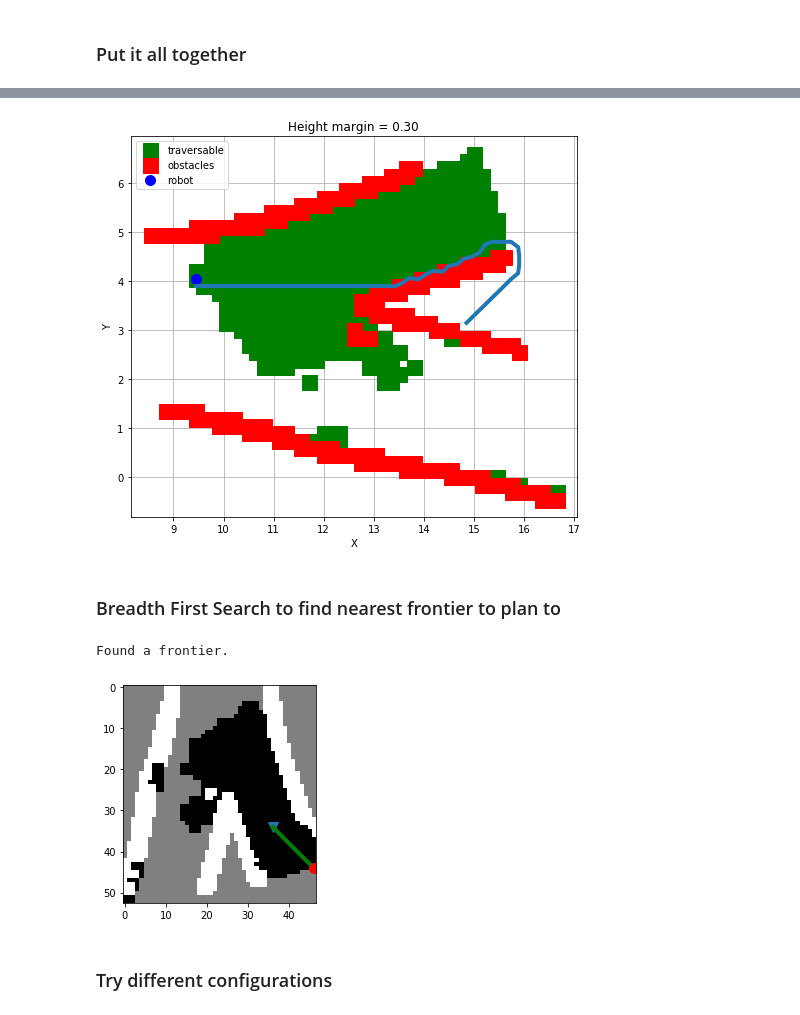
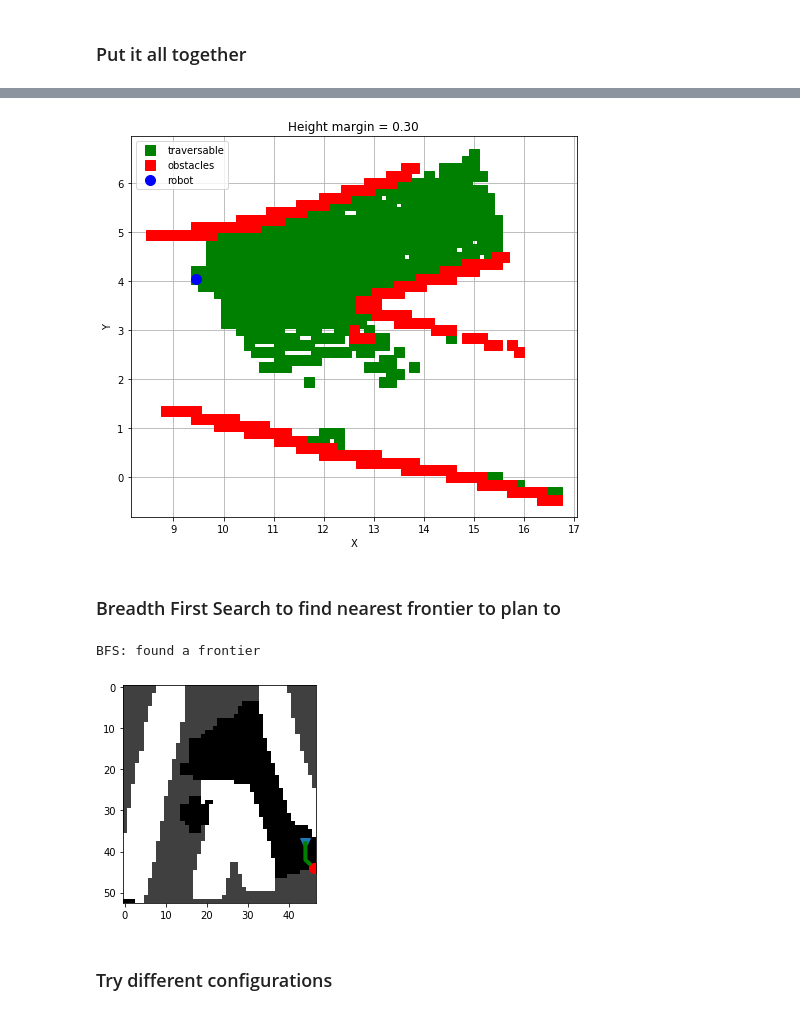
Before and after one commit to ctu-vras/trajectory_optimization, a Jupyter notebook: src/planning.ipynb, the cells around one changed output, grey strips where cells are left out. Drawn from its saved outputs; the diff is of its cells as text; code cells hidden in the pictures.

Commit message:
started bfs tunning

```diff
--- a/src/planning.ipynb
+++ b/src/planning.ipynb
@@ -22,7 +26,12 @@ Z_min: -0.057979509234428406 Z_max: 0.8241029977798462
 # %%
-# define traversable height margin
-margin = 0.3
-print(np.mean(rgb[Z<=margin]), np.mean(rgb[Z>margin]))
+# define main parameters here
+margin = 0.3 # traversable height margin
+safety_distance = 0.3 # to keep away from obstacles (for grid creation)
+map_res = 0.15 # map resolution
+unexplored_value = 0.25 # value of unknown cells in a constructed grid
+num_apf_iters = 100 # max num of iterations to plan an APF trajectory
+
+# print(np.mean(rgb[Z<=margin]), np.mean(rgb[Z>margin]))
 
 plt.figure(figsize=(int(np.max(X)-np.min(X)), int(np.max(Y)-np.min(Y))))
 plt.plot(X[Z<=margin], Y[Z<=margin], 's', color='green', label='traversable')
@@ -82,11 +54,10 @@ x_max = np.max(elev_map[:, 0])
 # minimum and maximum north coordinates
 y_min = np.min(elev_map[:, 1])
 y_max = np.max(elev_map[:, 1])
-map_res = 0.15
 
-grid, elev_grid = create_grid(elev_map, map_res, safety_distance=0.1)
+grid, elev_grid = create_grid(elev_map, map_res, margin, safety_distance, unexplored_value)
 robot_grid_pose = (robot_pose - [x_min, y_min, 0]) // map_res
 
 plt.imshow(grid, cmap='gray')
-plt.plot(robot_grid_pose[1], robot_grid_pose[0], 'v', markersize=10)
+plt.plot(robot_grid_pose[1], robot_grid_pose[0], 'v', markersize=10);
 # %% [output]
@@ -306,7 +113,7 @@ path_smoothed = smooth_path(path, vis=True)
 # %%
 import time
 tic = time.time()
-grid, elev_grid = create_grid(elev_map, map_res=0.15, safety_distance=0.1)
+grid, elev_grid = create_grid(elev_map, map_res, margin, safety_distance, unexplored_value)
 
 # define start on a grid
 robot_grid_pose = (robot_pose - [np.min(elev_map[:, 0]), np.min(elev_map[:, 1]), 0]) // map_res
@@ -320,9 +127,9 @@ while True:
 
 path_grid, _ = a_star(grid, heuristic, start_grid, goal_grid)
 # transform path to map coordintes (m)
-path = [(np.array(point)*0.15+[x_min, y_min]).tolist()+[elev_grid[point]] for point in path_grid]
+path = [(np.array(point)*map_res+[x_min, y_min]).tolist()+[elev_grid[point]] for point in path_grid]
 if len(path)>0:
-    #path = prune_path(path, 1e-6)
-    path = smooth_path(np.array(path), vis=0)
+    path = prune_path(path, 1e-6)
+#     path = smooth_path(np.array(path), vis=0)
 print('Path planning took {} sec'.format(time.time()-tic))
 # %% [output]
@@ -331,10 +140,10 @@ Path planning took 0.1253194808959961 sec
 # %%
 # visualize everithing
 plt.figure(figsize=(int(np.max(X)-np.min(X)), int(np.max(Y)-np.min(Y))))
-plt.plot(X[Z<=margin], Y[Z<=margin], 's', color='green', label='traversable', markersize=15)
-plt.plot(X[Z>margin], Y[Z>margin], 's', color='red', label='obstacles', markersize=15)
+plt.plot(X[Z<=margin], Y[Z<=margin], 's', color='green', label='traversable', markersize=10)
+plt.plot(X[Z>margin], Y[Z>margin], 's', color='red', label='obstacles', markersize=10)
 plt.plot(robot_pose[0], robot_pose[1], 'ro', color='b', markersize=10, label='robot')
-plt.plot(path[:,0], path[:,1], linewidth=4)
+if len(path)>0: plt.plot(path[:,0], path[:,1], linewidth=4)
 
 plt.title('Height margin = %.2f'%margin)
 plt.xlabel('X')
@@ -342,6 +151,6 @@ plt.ylabel('Y')
 plt.legend()
 plt.grid()
 # %% [output]
-[figure, old version]
+[figure, new version]
 # %% [markdown]
 ### Breadth First Search to find nearest frontier to plan to
@@ -400,20 +157,20 @@ def breadth_first_search(grid, start, unexplored_value=0.5):
 # %%
 # start_grid = (int(robot_grid_pose[0]), int(robot_grid_pose[1]))
 # choose random start location
 while True:
     i,j = np.random.randint(0, grid.shape[0]), np.random.randint(0, grid.shape[1])
-    if grid[i,j] != 1 and grid[i,j] != 0.5:
+    if grid[i,j] != 1 and grid[i,j] != unexplored_value:
         start_grid = (i,j)
         break
 
-path_grid, goal_grid = breadth_first_search(grid, start_grid)
+path_grid, goal_grid = breadth_first_search(grid, start_grid, unexplored_value)
 
 pp = np.array(path_grid)
 plt.imshow(grid, cmap='gray')
 plt.plot(start_grid[1], start_grid[0], 'v', markersize=10)
 plt.plot(goal_grid[1], goal_grid[0], 'ro', markersize=10)
 if len(path_grid)>0: plt.plot(pp[:, 1], pp[:, 0], 'g', linewidth=4)
 # %% [output]
-Found a frontier.
+BFS: found a frontier
-[figure, old version]
+[figure, new version]
 # %%
```
Also changed, not shown: parts of 25 cells of this notebook, 5 other files.
